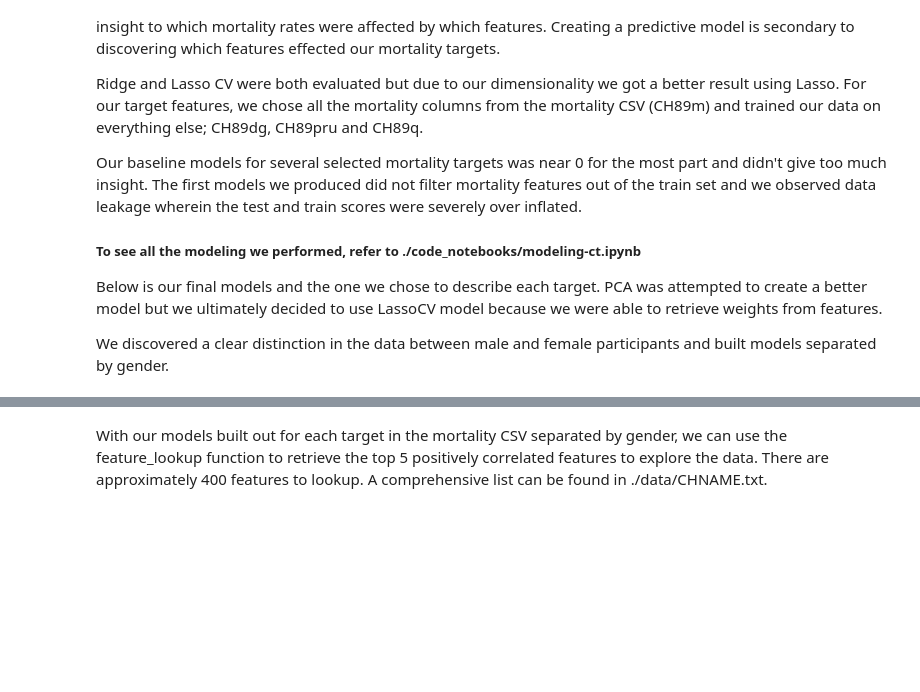
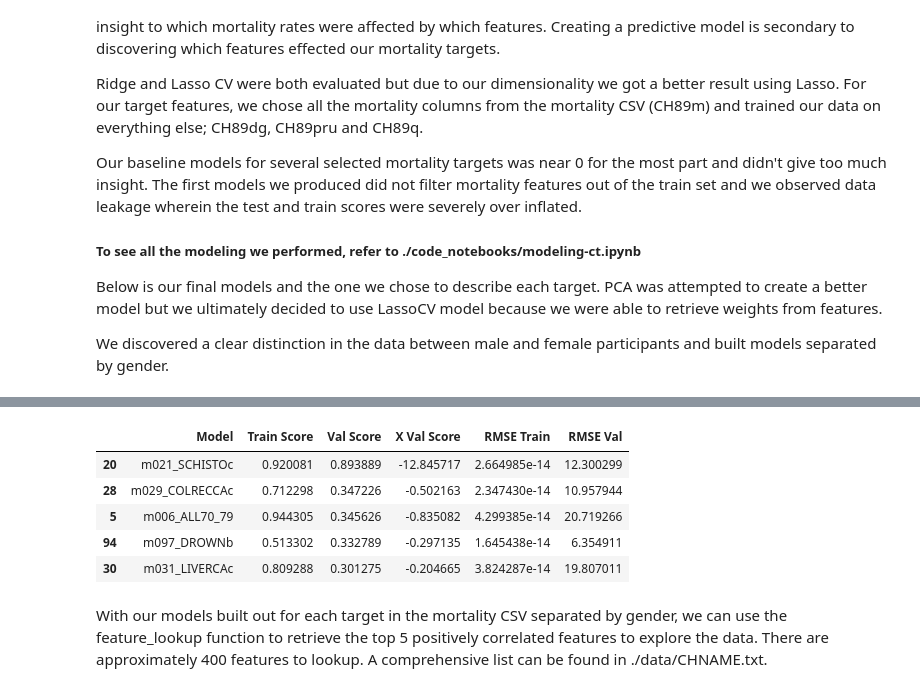
Before and after one commit to colbytse/community_health_project, a Jupyter notebook: summary_notebook.ipynb, the cells around one changed output, grey strips where cells are left out. Saved outputs shown, nothing was run; the diff lists cells and outputs as text; code cells hidden in the pictures; blank space fills up the shorter version.

```diff
--- a/summary_notebook.ipynb
+++ b/summary_notebook.ipynb
@@ -437,3 +446,12 @@ for i in mortalities_f:
+# %%
+lr_f.sort_values(by = 'Val Score', ascending=False).head(5)
+# %% [output]
+|  | Model | Train Score | Val Score | X Val Score | RMSE Train | RMSE Val |
+| 20 | m021_SCHISTOc | 0.920081 | 0.893889 | -12.845717 | 2.664985e-14 | 12.300299 |
+| 28 | m029_COLRECCAc | 0.712298 | 0.347226 | -0.502163 | 2.347430e-14 | 10.957944 |
+| 5 | m006_ALL70_79 | 0.944305 | 0.345626 | -0.835082 | 4.299385e-14 | 20.719266 |
+| 94 | m097_DROWNb | 0.513302 | 0.332789 | -0.297135 | 1.645438e-14 | 6.354911 |
+| 30 | m031_LIVERCAc | 0.809288 | 0.301275 | -0.204665 | 3.824287e-14 | 19.807011 |
 # %%
 with open('./data/original_data/CHNAME.txt', 'r') as file:
     data = file.read()
```
Also changed, not shown: parts of 1 cell of this notebook, 1 other file.
